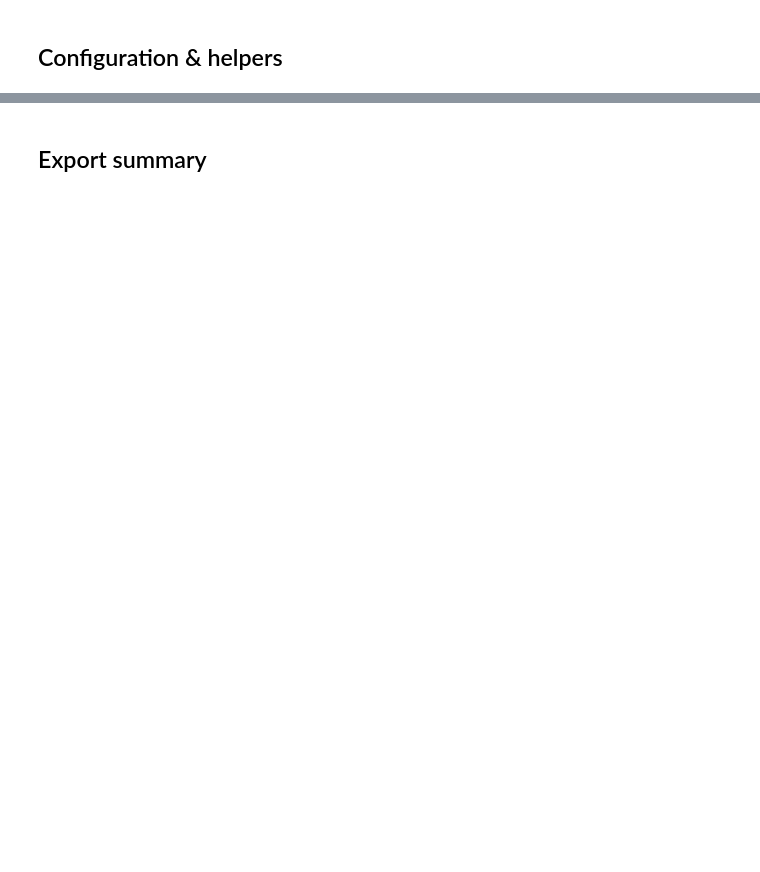
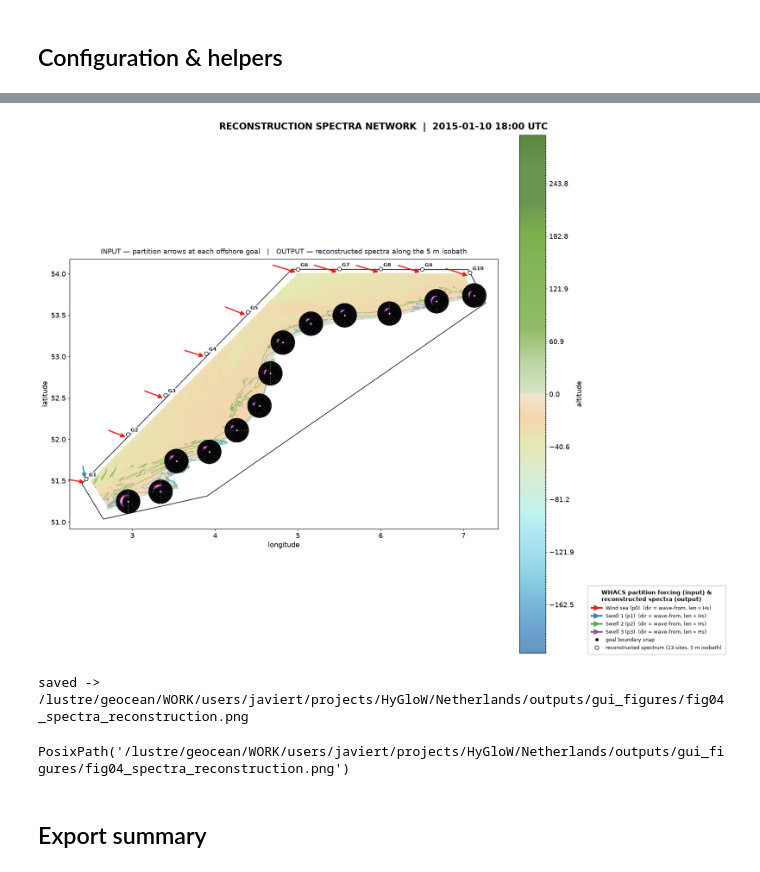
Before and after one commit to GeoOcean/HyGloW, a Jupyter notebook: Netherlands/12_Final_Plots.ipynb, the cells around one changed output, grey strips where cells are left out. Cells and saved outputs as stored; diff of their text form; code cells hidden in the pictures; blank space fills up the shorter version.

```diff
--- a/Netherlands/12_Final_Plots.ipynb
+++ b/Netherlands/12_Final_Plots.ipynb
@@ -1023,12 +598,11 @@ def pick_spaced_sites(
 ) -> np.ndarray:
     """Greedy latitude-ordered subsample keeping a minimum on-map spacing.
 
-    Checked against *every* previously kept point (not just the last one) —
-    isobath sites can zigzag enough in longitude that a simple
-    running-neighbour check would let clusters of near-duplicate points
-    through.
+    Checked against *every* previously kept point (not just the last one),
+    since NSW's isobath sites zigzag enough in longitude that a simple
+    running-neighbour check lets clusters of near-duplicate points through.
     """
-    order = np.argsort(lats)[::-1]  # north to south
+    order = np.argsort(lats)[::-1]  # north to south, matches G1..G26
     picked: list[int] = []
     pts: list[np.ndarray] = []
     for idx in order:
@@ -1041,17 +615,14 @@ def pick_spaced_sites(
 
 active_goals = list(goals.keys())
 template = mm.load_cases_goal(active_goals[0])
-common_isobath = [
-    s for s in mm.common_model_sites(active_goals) if s.startswith(f"{isobath_label}_")
-]
-lon_iso = template.site_longitude.sel(sites=common_isobath).values
-lat_iso = template.site_latitude.sel(sites=common_isobath).values
+common_5m = [s for s in mm.common_model_sites(active_goals) if s.startswith("5m_")]
+lon_5m = template.site_longitude.sel(sites=common_5m).values
+lat_5m = template.site_latitude.sel(sites=common_5m).values
 
-keep = pick_spaced_sites(lon_iso, lat_iso, min_spacing_deg=0.4)
-network_site_ids = [common_isobath[i] for i in keep]
+keep = pick_spaced_sites(lon_5m, lat_5m, min_spacing_deg=0.4)
+network_site_ids = [common_5m[i] for i in keep]
 print(
-    f"Spectra network sites: {len(network_site_ids)} "
-    f"(of {len(common_isobath)} on the {isobath_label} isobath)"
+    f"Spectra network sites: {len(network_site_ids)} (of {len(common_5m)} on 5 m isobath)"
 )
 
 network_kw = dict(
@@ -1070,7 +641,7 @@ network_spec = mm.load_reconstruction_spectra(
 )
 if network_spec is None:
     raise FileNotFoundError(
-        f"Missing spectra cache for {day!r} — check mm.reconstruct(save_spectra=True) above."
+        f"Missing spectra cache for {day!r} - check mm.reconstruct(save_spectra=True) above."
     )
 network_efth = network_spec["efth"].sel(time=moment, method="nearest")
 
@@ -1098,41 +669,15 @@ for site_id in network_site_ids:
         )
     )
 
-buoy_meta = obs.get_coordinates()[buoy_instrument]
-ax.plot(
-    buoy_meta["lon"],
-    buoy_meta["lat"],
-    marker="s",
-    color=cp.TYPE_COLORS["validation"],
-    markersize=14,
-    markeredgecolor="white",
-    markeredgewidth=0.9,
-    zorder=9,
-)
-ax.annotate(
-    "validation buoy",
-    (buoy_meta["lon"], buoy_meta["lat"]),
-    xytext=(8, 8),
-    textcoords="offset points",
-    fontsize=11,
-    color=cp.TYPE_COLORS["validation"],
-    fontweight="bold",
-    zorder=10,
-    bbox=dict(
-        boxstyle="round,pad=0.2", fc="white", ec=cp.TYPE_COLORS["validation"], alpha=0.9
-    ),
-)
-
 x0, x1, y0, y1 = course_map_extent()
 ax.set_xlim(x0, x1)
 ax.set_ylim(y0, y1)
 ax.set_aspect("equal", adjustable="box")
 # plot_base_map(title=None) falls back to a default "Case map" title rather
-# than omitting one — overwrite it here, same as every other map cell in
-# this notebook that also passes title=None and sets its own title after.
+# than omitting one - overwrite it here.
 ax.set_title(
     "INPUT — partition arrows at each offshore goal   |   "
-    f"OUTPUT — reconstructed spectra along the {isobath_label} isobath",
+    "OUTPUT — reconstructed spectra along the 5 m isobath",
     fontsize=13,
     pad=10,
     color="#1a1a2e",
@@ -1148,12 +693,9 @@ legend_handles = partition_legend_handles() + [
         markeredgecolor="black",
         markersize=7,
         linestyle="None",
-        label=f"reconstructed spectrum ({len(network_site_ids)} sites, {isobath_label} isobath)",
+        label=f"reconstructed spectrum ({len(network_site_ids)} sites, 5 m isobath)",
     )
 ]
-# "outside right lower" (not "upper") — a single full-height map axes plus
-# its own colorbar leaves no spare row above the axes the way Fig 8's 3-panel
-# spectra row does, so an upper-right legend collides with the suptitle here.
 leg = fig.legend(
     handles=legend_handles,
     loc="outside right lower",
@@ -1173,4 +715,5 @@ fig.suptitle(
     fontweight="bold",
 )
 
-save_fig(fig, "fig11_reconstruction_spectra_network")
+save_fig(fig, "fig04_spectra_reconstruction")
+# %% [output]
@@ -1177,3 +722,6 @@ save_fig(fig, "fig11_reconstruction_spectra_network")
+[figure, added]
+saved -> /lustre/geocean/WORK/users/javiert/projects/HyGloW/Netherlands/outputs/gui_figures/fig04_spectra_reconstruction.png
+PosixPath('/lustre/geocean/WORK/users/javiert/projects/HyGloW/Netherlands/outputs/gui_figures/fig04_spectra_reconstruction.png')
 # %% [markdown]
 ## Export summary
 # %%
```
Also changed, not shown: parts of 29 cells of this notebook, 6 other files.
